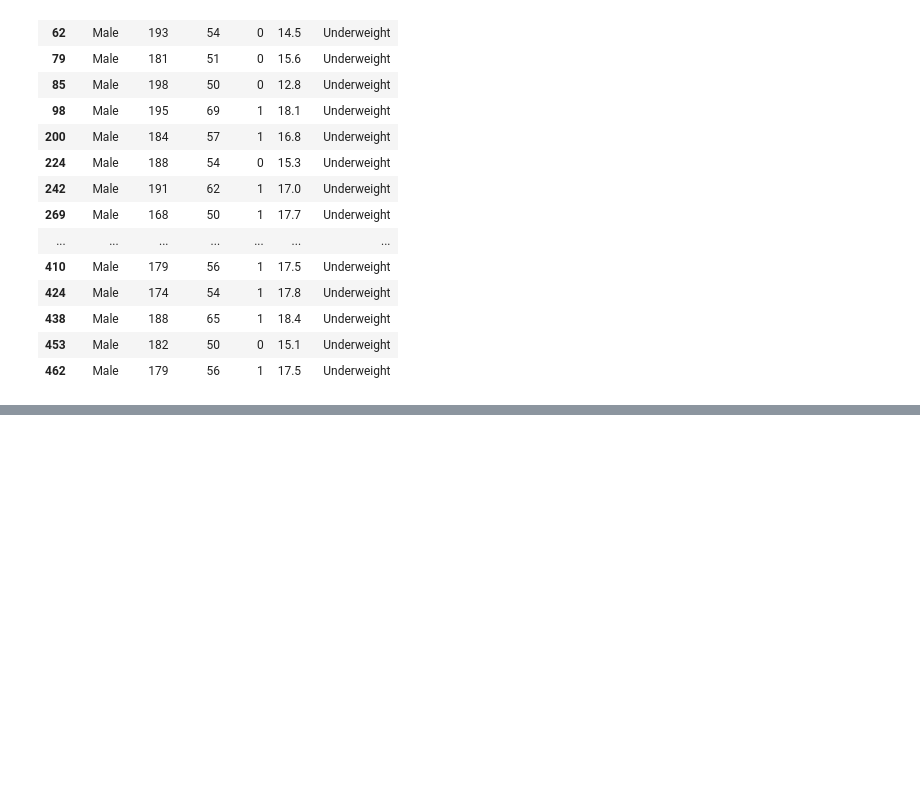
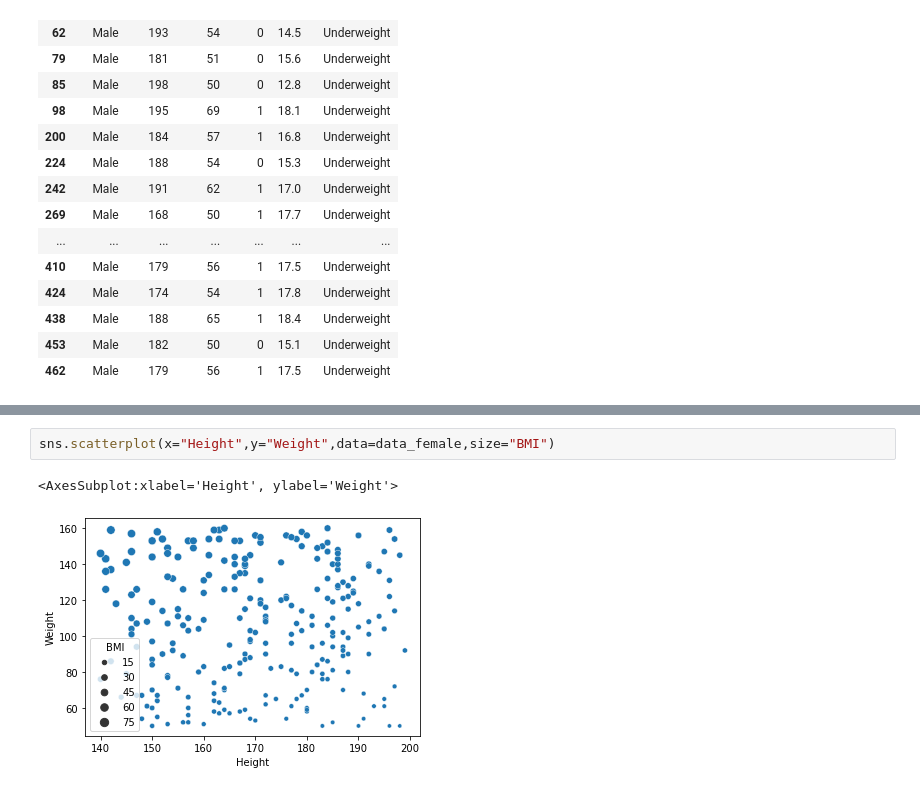
Before and after one commit to Forcystus91/Strive_challenge, a Jupyter notebook: strve_nutrition.ipynb, the cells around one changed output, grey strips where cells are left out. Cells and saved outputs as stored; diff of their text form; blank space fills up the shorter version.

```diff
--- a/strve_nutrition.ipynb
+++ b/strve_nutrition.ipynb
@@ -202,0 +217,5 @@ ValueError: could not convert string to float: 'Male'
+# %%
+sns.scatterplot(x="Height",y="Weight",data=data_female,size="BMI")
+# %% [output]
+<AxesSubplot:xlabel='Height', ylabel='Weight'>
+[figure, added]
```
Also changed, not shown: parts of 5 cells of this notebook.
